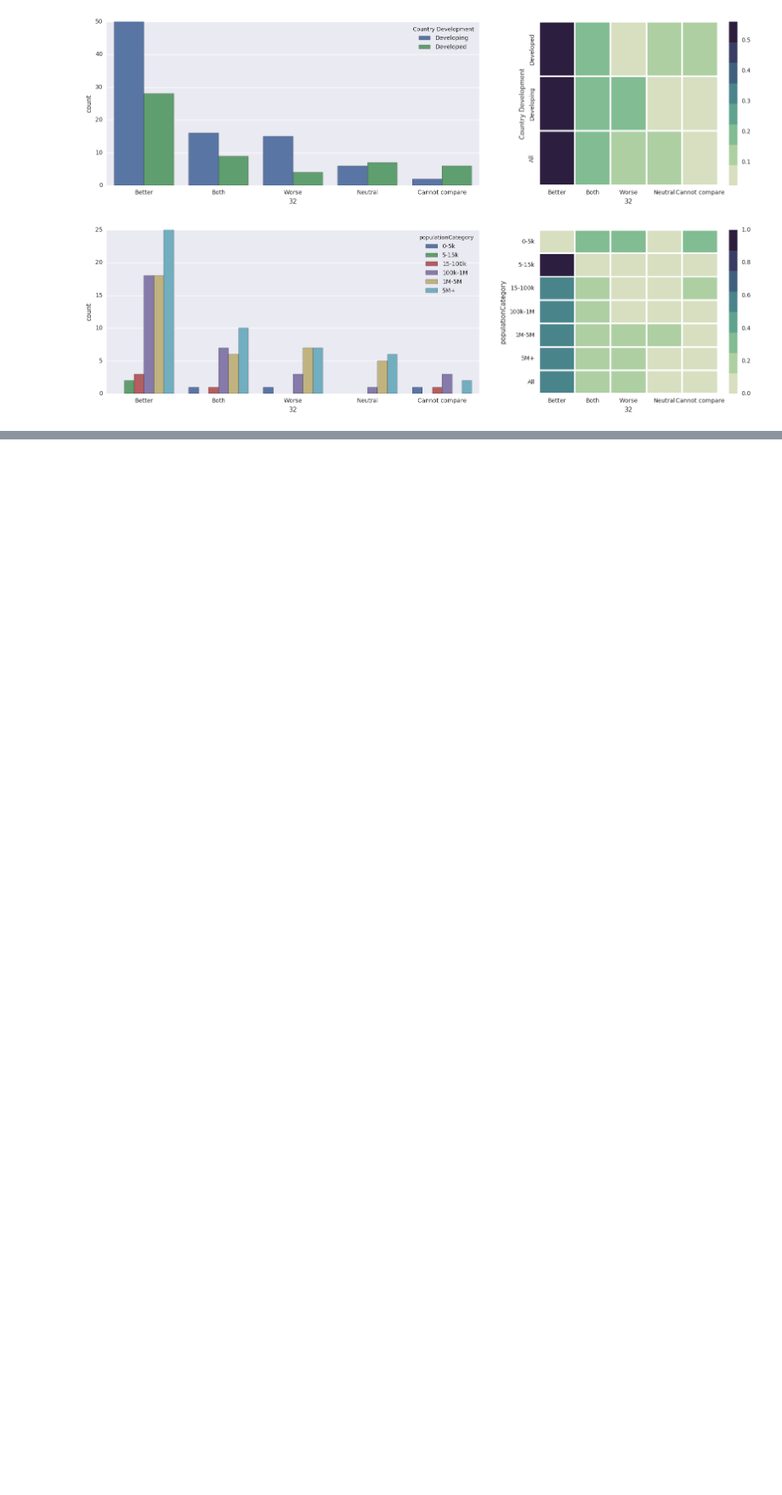
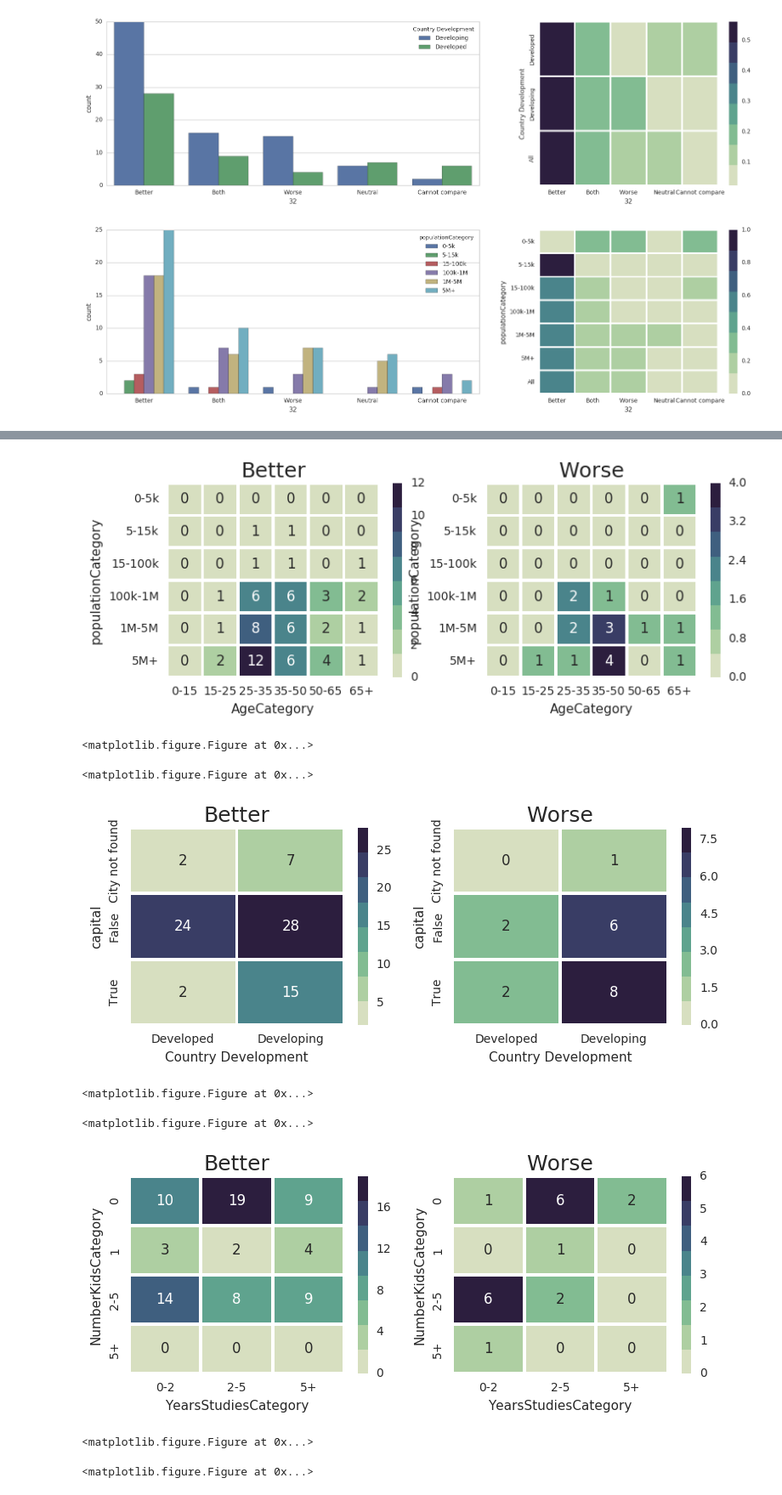
Before and after one commit to emaulandi/20-questions-to-the-world-data, a Jupyter notebook: analysis/20Q_analysis.ipynb, the cells around one changed output, grey strips where cells are left out. Shown at 85% size. Cells and saved outputs as stored; diff of their text form; code cells hidden in the pictures; blank space fills up the shorter version.

```diff
--- a/analysis/20Q_analysis.ipynb
+++ b/analysis/20Q_analysis.ipynb
@@ -435 +489,28 @@ scale :  0.4166666666666667
 [figure]
+# %%
+df_better = df_32[df_32['32'] == 'Better']
+df_worse = df_32[df_32['32'] == 'Worse']
+
+#typeAnswer : Better/Worse in the case of Q32
+def plotDualAttributeHeatmap(cat1, cat2):
+    df_1_cross = pd.crosstab(index=df_better[cat1], columns=df_better[cat2])
+    df_2_cross = pd.crosstab(index=df_worse[cat1], columns=df_worse[cat2])
+    fig, axarr = plt.subplots(1, 2, figsize=(9, 3))
+    drawHeatmapSimpleAx(df_1_cross,5,4,True,axarr,0)
+    drawHeatmapSimpleAx(df_2_cross,5,4,True,axarr,1)
+    axarr[0].set_title('Better', fontsize=18)
+    axarr[1].set_title('Worse', fontsize=18)
+
+plotDualAttributeHeatmap('populationCategory', 'AgeCategory')
+plotDualAttributeHeatmap('capital', 'Country Development')
+plotDualAttributeHeatmap('NumberKidsCategory', 'YearsStudiesCategory')
+# %% [output]
+[figure, added]
+<matplotlib.figure.Figure at 0x...>
+<matplotlib.figure.Figure at 0x...>
+[figure, added]
+<matplotlib.figure.Figure at 0x...>
+<matplotlib.figure.Figure at 0x...>
+[figure, added]
+<matplotlib.figure.Figure at 0x...>
+<matplotlib.figure.Figure at 0x...>
```
Also changed, not shown: parts of 17 cells of this notebook, 1 other file.
